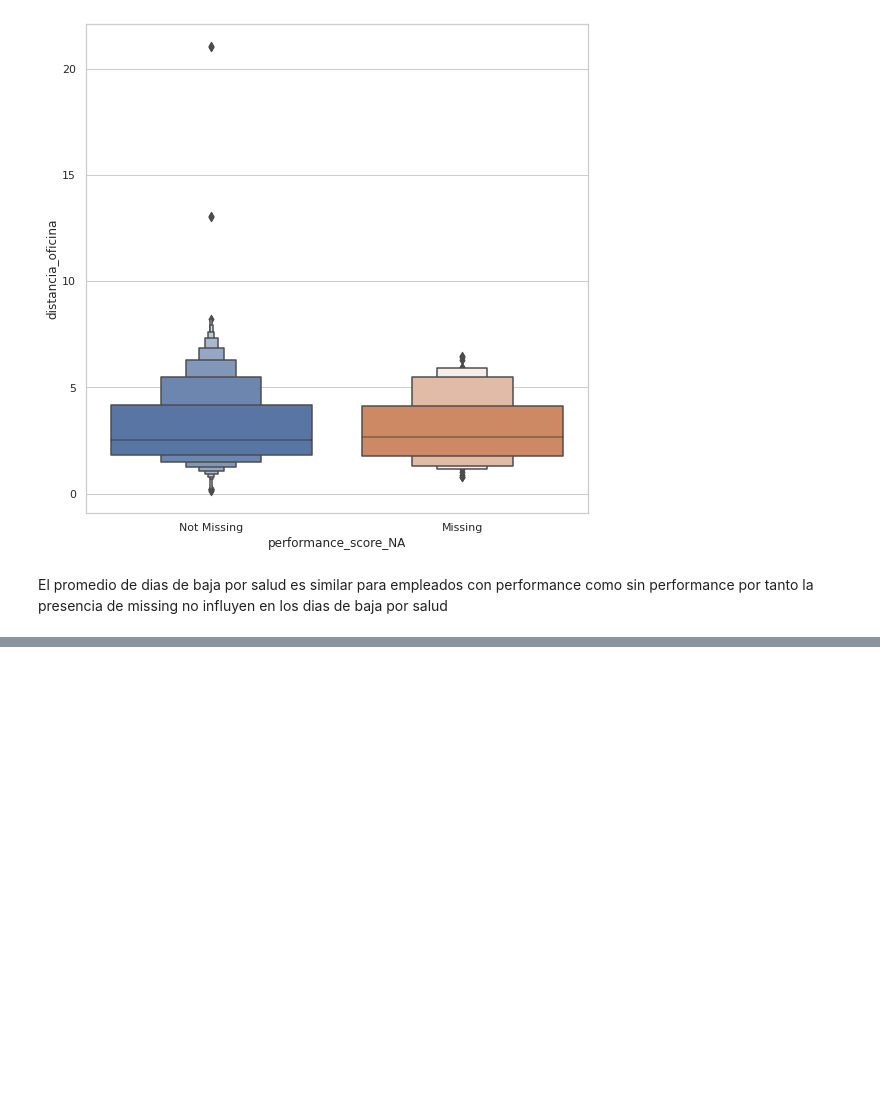
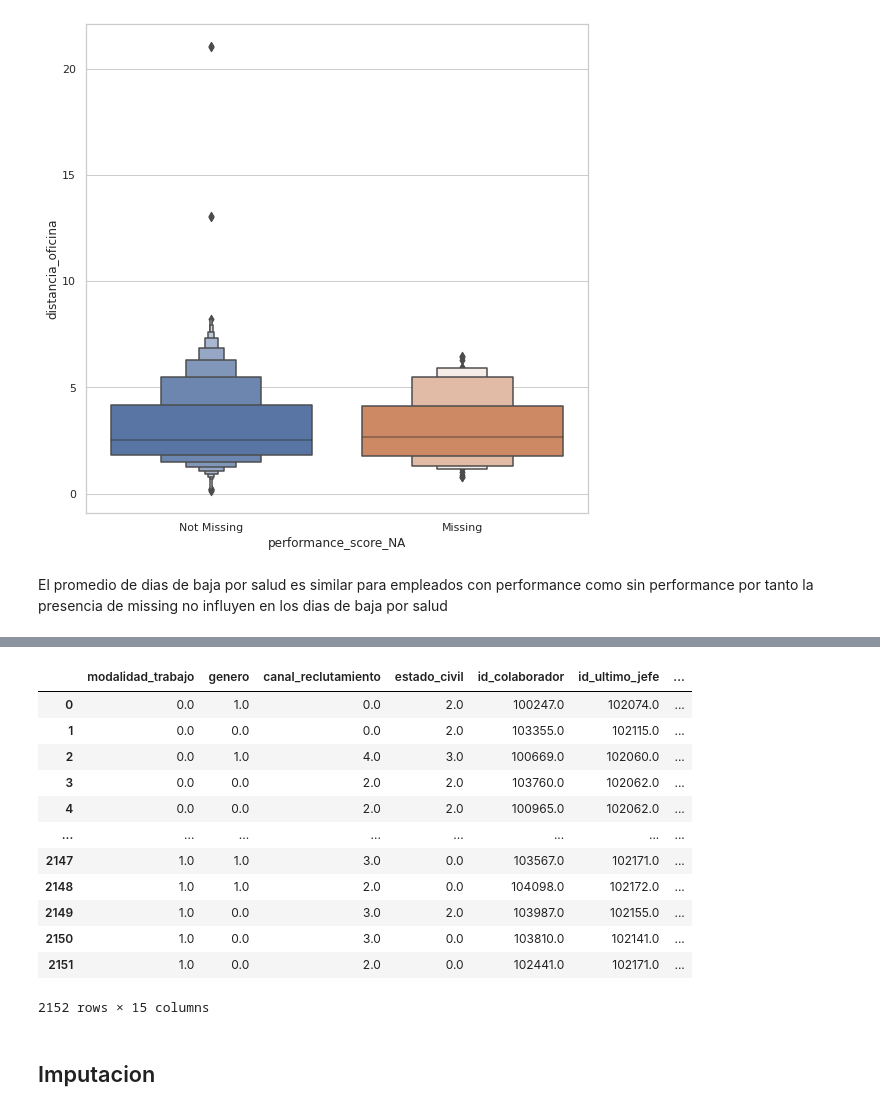
Before and after one commit to Freakscode/hackaton-indra, a Jupyter notebook: Datos_Hackaton/analisis_missing_train.ipynb, the cells around one changed output, grey strips where cells are left out. Cells and saved outputs as stored; diff of their text form; code cells hidden in the pictures; blank space fills up the shorter version.

```diff
--- a/Datos_Hackaton/analisis_missing_train.ipynb
+++ b/Datos_Hackaton/analisis_missing_train.ipynb
@@ -462,0 +552,31 @@ El promedio de dias de baja por salud es similar para empleados con performance
+# %%
+# agregar los nombre originales de cada variable
+# agregar los indices
+
+df_tra = (
+    pd.DataFrame(
+        categorical_transformer.fit_transform(df),
+        columns=categorical_transformer.get_feature_names_out(), # obtener nombres
+        index=df.index   # obtener indices
+    )
+    # eliminar prefijo de las variables
+    .rename(
+        columns=lambda x: x.replace('remainder__', '').replace('ordinalencoder__', '')
+    )
+)
+
+df_tra
+# %% [output]
+|  | modalidad_trabajo | genero | canal_reclutamiento | estado_civil | id_colaborador | id_ultimo_jefe | ... |
+| 0 | 0.0 | 1.0 | 0.0 | 2.0 | 100247.0 | 102074.0 | ... |
+| 1 | 0.0 | 0.0 | 0.0 | 2.0 | 103355.0 | 102115.0 | ... |
+| 2 | 0.0 | 1.0 | 4.0 | 3.0 | 100669.0 | 102060.0 | ... |
+| 3 | 0.0 | 0.0 | 2.0 | 2.0 | 103760.0 | 102062.0 | ... |
+| 4 | 0.0 | 0.0 | 2.0 | 2.0 | 100965.0 | 102062.0 | ... |
+| ... | ... | ... | ... | ... | ... | ... | ... |
+| 2147 | 1.0 | 1.0 | 3.0 | 0.0 | 103567.0 | 102171.0 | ... |
+| 2148 | 1.0 | 1.0 | 2.0 | 0.0 | 104098.0 | 102172.0 | ... |
+| 2149 | 1.0 | 0.0 | 3.0 | 2.0 | 103987.0 | 102155.0 | ... |
+| 2150 | 1.0 | 0.0 | 3.0 | 0.0 | 103810.0 | 102141.0 | ... |
+| 2151 | 1.0 | 0.0 | 2.0 | 0.0 | 102441.0 | 102171.0 | ... |
+2152 rows × 15 columns
@@ -462,0 +585,2 @@ El promedio de dias de baja por salud es similar para empleados con performance
+# %% [markdown]
+## Imputacion
```
Also changed, not shown: parts of 16 cells of this notebook, 1 other file.
